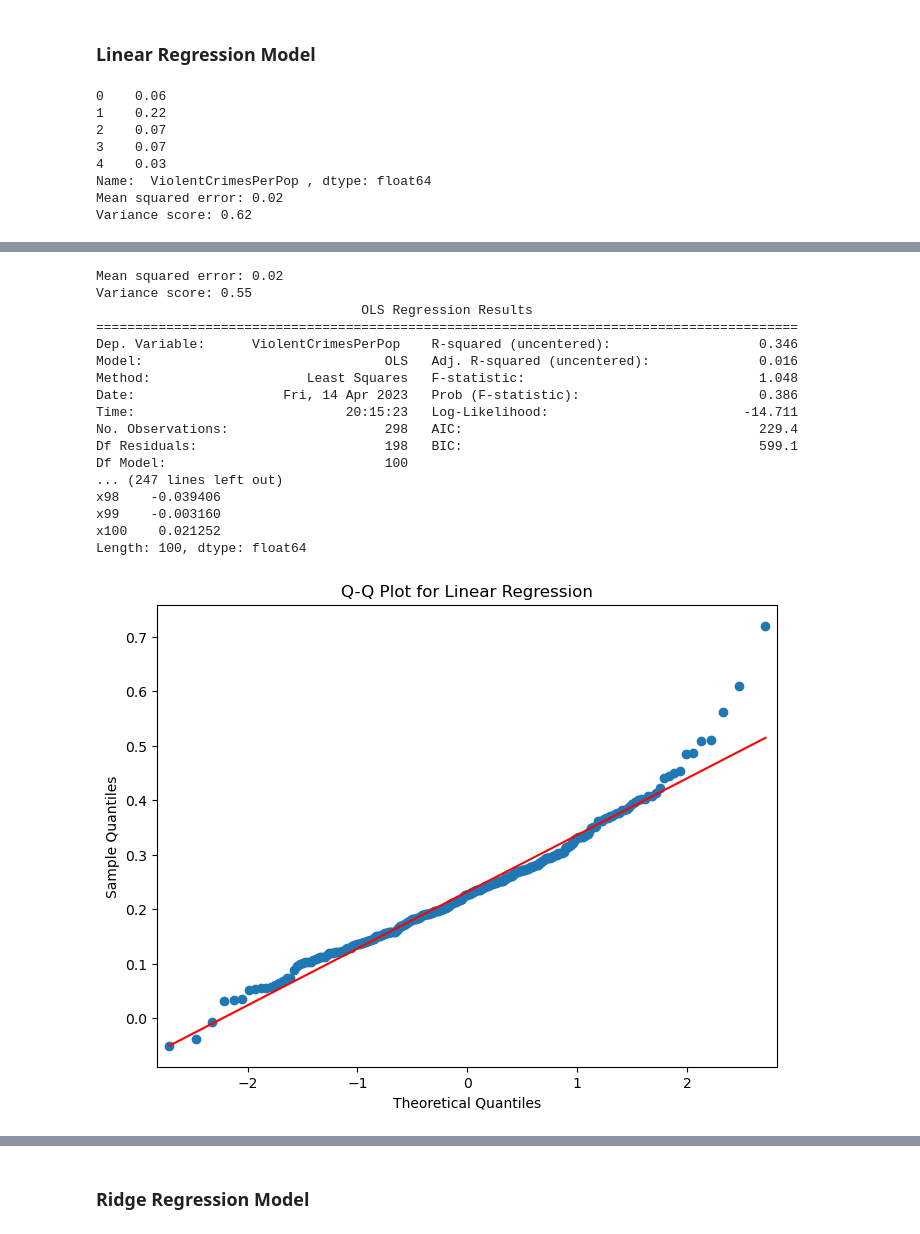
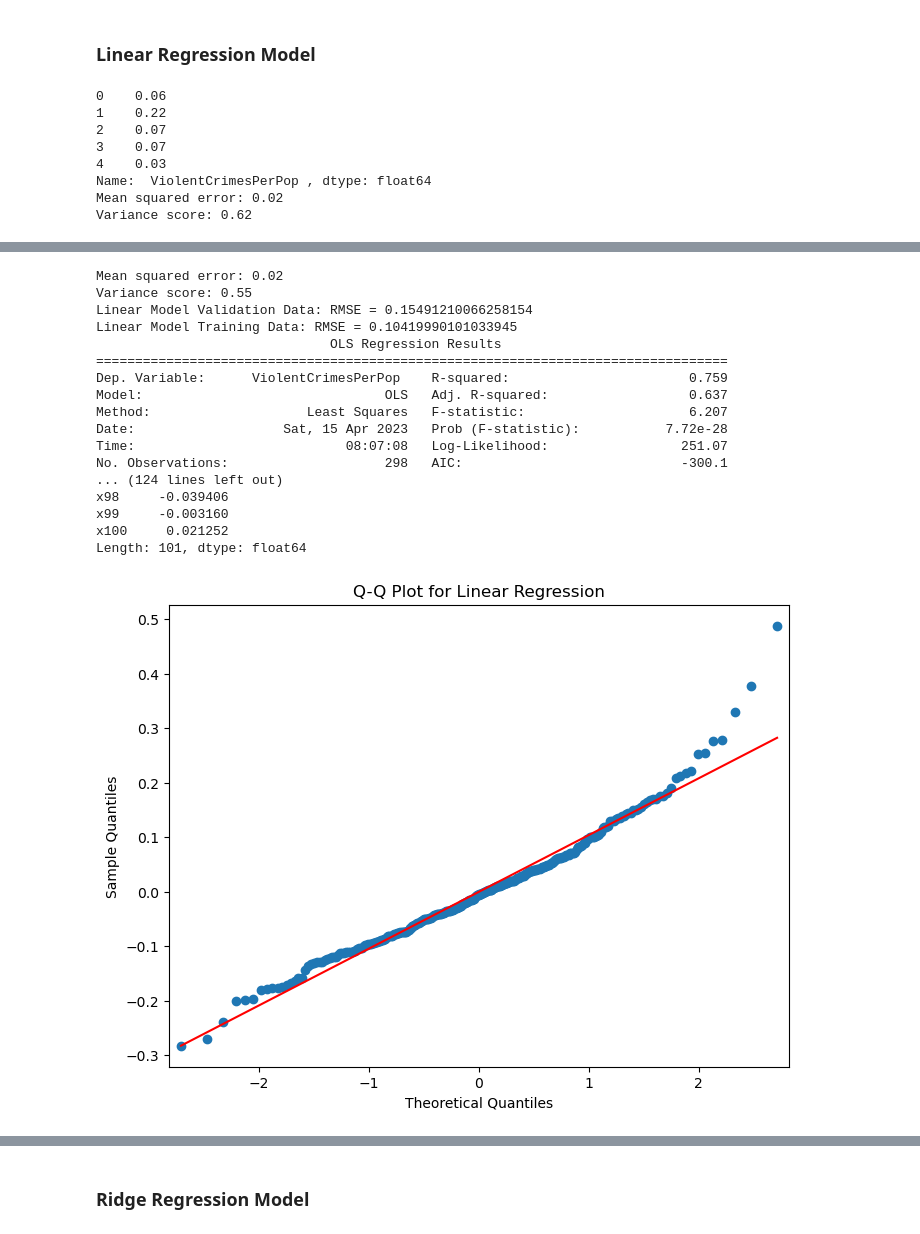
Before and after one commit to DonMMK/Machine-Learning-CAB420, a Jupyter notebook: assessment1a/Q1/CAB420_A1A_Q1_Template.ipynb, the cells around one changed output, grey strips where cells are left out. Drawn from its saved outputs; the diff is of its cells as text; code cells hidden in the pictures.

```diff
--- a/assessment1a/Q1/CAB420_A1A_Q1_Template.ipynb
+++ b/assessment1a/Q1/CAB420_A1A_Q1_Template.ipynb
@@ -159,55 +159,77 @@ print('Variance score: %.2f' % r2_score(y_test, y_test_pred))
 # test - commented out the code below where a constant is added
 import statsmodels.api as sm
 import numpy as np
 # X_val = sm.add_constant(X_val)
 # X_train = sm.add_constant(X_train)
 # y_val = np.reshape(y_val, (len(y_val), 1))
 # y_train = np.reshape(y_train, (len(y_train), 1))
 # print("y train",y_train.shape)
 # print("y val " ,y_val.shape)
 # y_val = sm.add_constant(y_val)
 # y_train = sm.add_constant(y_train)
 
 
 # Use OLS to fit a linear regression model to the training data.
-model_OLS = sm.OLS(y_train, X_train)
-resulting_model = model_OLS.fit()
-regression_model = resulting_model
-print(resulting_model.summary())
-print(regression_model.summary())
+# model_OLS = sm.OLS(y_train, X_train)
+# resulting_model = model_OLS.fit()
+# regression_model = resulting_model
+# print(resulting_model.summary())
+# print(regression_model.summary())
 
-predicted = regression_model.predict(X_val)
-print('Model 1 RMSE = {}'.format(np.sqrt(mean_squared_error(y_val, regression_model.predict(X_val)))))
-print(regression_model.params)
+# predicted = regression_model.predict(X_val)
+# print('Model 1 RMSE = {}'.format(np.sqrt(mean_squared_error(y_val, regression_model.predict(X_val)))))
+# print(regression_model.params)
+# fig, ax = plt.subplots(figsize=(8,6))
+# sm.qqplot(regression_model.resid, ax=ax, line='s')
+# plt.title('Q-Q Plot for Linear Regression')
+# plt.show()
+
+
+# want to add a constant to the model (the y-axis intercept)
+X_train_constant = sm.add_constant(X_train)
+# also creating validation data
+X_val_constant = sm.add_constant(X_val)
+# create the linear model
+model = sm.OLS(y_train, X_train_constant)
+# fit the model without any regularisation
+model_1_fit = model.fit()
+pred = model_1_fit.predict(X_val_constant)
+pred_train = model_1_fit.predict(X_train_constant)
+print('Linear Model Validation Data: RMSE = {}'.format(
+  np.sqrt(mean_squared_error(y_val, pred))))
+print('Linear Model Training Data: RMSE = {}'.format(
+  np.sqrt(mean_squared_error(y_train, pred_train))))
+print(model_1_fit.summary())
+print(model_1_fit.params)
 fig, ax = plt.subplots(figsize=(8,6))
-sm.qqplot(regression_model.resid, ax=ax, line='s')
+sm.qqplot(model_1_fit.resid, ax=ax, line='s')
 plt.title('Q-Q Plot for Linear Regression')
 plt.show()
 # %% [output]
 0    0.06
 1    0.22
 2    0.07
 3    0.07
 4    0.03
 Name:  ViolentCrimesPerPop , dtype: float64
 Mean squared error: 0.02
 Variance score: 0.62
 [figure]
 Mean squared error: 0.02
 Variance score: 0.55
-                                  OLS Regression Results
-==========================================================================================
-Dep. Variable:      ViolentCrimesPerPop    R-squared (uncentered):                   0.346
-Model:                               OLS   Adj. R-squared (uncentered):              0.016
-Method:                    Least Squares   F-statistic:                              1.048
-Date:                   Fri, 14 Apr 2023   Prob (F-statistic):                       0.386
-Time:                           20:15:23   Log-Likelihood:                         -14.711
-No. Observations:                    298   AIC:                                      229.4
-Df Residuals:                        198   BIC:                                      599.1
-Df Model:                            100
-... (247 lines left out)
-x98    -0.039406
-x99    -0.003160
-x100    0.021252
-Length: 100, dtype: float64
+Linear Model Validation Data: RMSE = 0.15491210066258154
+Linear Model Training Data: RMSE = 0.10419990101033945
+                              OLS Regression Results
+=================================================================================
+Dep. Variable:      ViolentCrimesPerPop    R-squared:                       0.759
+Model:                               OLS   Adj. R-squared:                  0.637
+Method:                    Least Squares   F-statistic:                     6.207
+Date:                   Sat, 15 Apr 2023   Prob (F-statistic):           7.72e-28
+Time:                           08:07:08   Log-Likelihood:                 251.07
+No. Observations:                    298   AIC:                            -300.1
+... (124 lines left out)
+x98     -0.039406
+x99     -0.003160
+x100     0.021252
+Length: 101, dtype: float64
-[figure, old version]
+[figure, new version]
```
Also changed, not shown: parts of 4 cells of this notebook.
